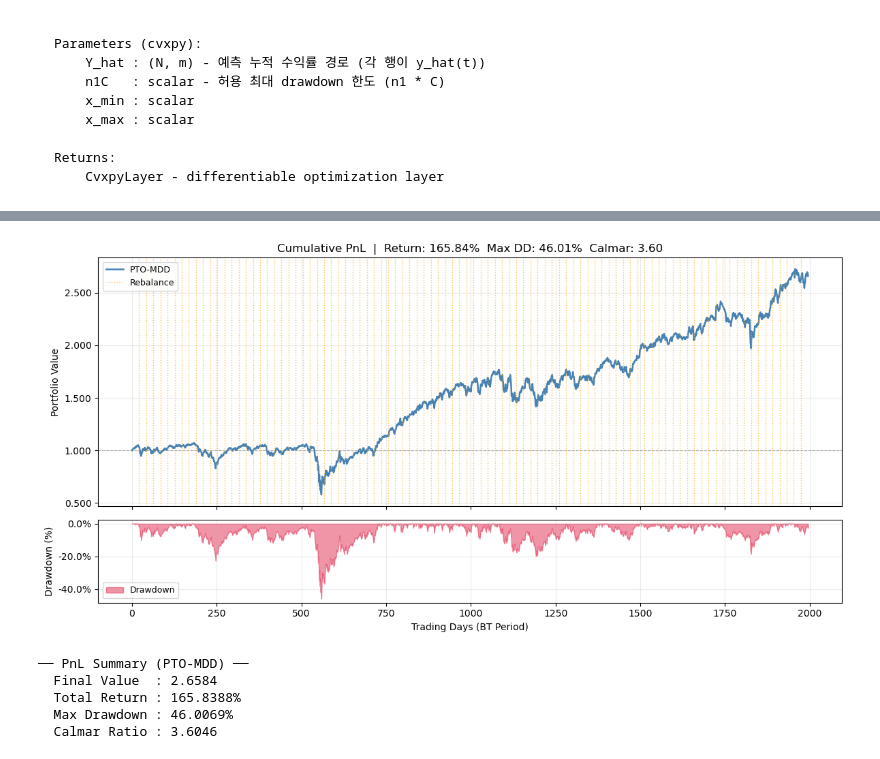
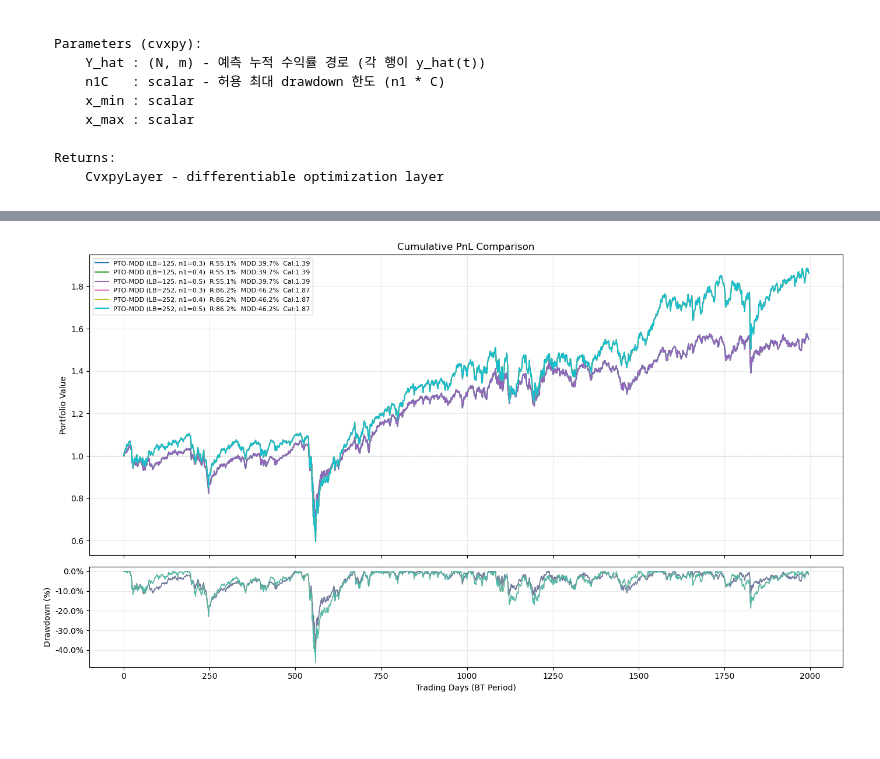
Before and after one commit to taekyounglee1224/cvxpy-portfolio-lab, a Jupyter notebook: DFL-MDD/30_inds.ipynb, the cells around one changed output, grey strips where cells are left out. Cells and saved outputs as stored; diff of their text form; code cells hidden in the pictures; blank space fills up the shorter version.

```diff
--- a/DFL-MDD/30_inds.ipynb
+++ b/DFL-MDD/30_inds.ipynb
@@ -67,11 +67,11 @@ import torch.optim as optim
     Returns:
         CvxpyLayer - differentiable optimization layer
 # %%
-inds_30 = pd.read_csv('csv/30_industry.csv')
-inds_30['Date'] = pd.to_datetime(inds_30['Date'])
-inds_30 = inds_30.set_index('Date')
-inds_30.info()
-inds_30
+inds_10 = pd.read_csv('csv/10_industry.csv')
+inds_10['Date'] = pd.to_datetime(inds_10['Date'])
+inds_10 = inds_10.set_index('Date')
+inds_10.info()
+inds_10
 # %% [output]
 <class 'pandas.core.frame.DataFrame'>
 DatetimeIndex: 6539 entries, 2000-01-03 to 2025-12-31
@@ -312,26 +537,42 @@ plot_pnl(bt_dfl_mdd, horizon=HORIZON, label = "DFL-MDD")
 import importlib
 import pto_mdd
 importlib.reload(pto_mdd)
-from pto_mdd  import train_pto_mdd,  backtest_pto_mdd
-
-model_pto_mdd = PredictionModel(INPUT_DIM, HIDDEN_DIM, N, M)
-
-train_pto_mdd(model_pto_mdd, is_samples, EPOCHS, BATCH_SIZE, LR)
+from pto_mdd import train_pto_mdd, backtest_pto_mdd
 
 
-bt_pto_mdd = backtest_pto_mdd(
-    pred_model   = model_pto_mdd,
-    rebal_samples= rebal_samples,
-    N            = HORIZON,
-    d            = d,
-    C            = C,
-    n1           = n1,
-    x_min        = x_min,
-    x_max        = x_max,
-    gamma        = gamma,
-    stock_names  = stock_names,
-)
+all_results_pto_mdd = []
 
+for cfg in configs:
+    LOOKBACK  = cfg["LOOKBACK"]
+    n1        = cfg["n1"]
 
-plot_pnl(bt_pto_mdd, horizon=HORIZON, label = 'PTO-MDD')
+    print(f"\n{'='*60}")
+    print(f"  Config: LOOKBACK={LOOKBACK}, n1={n1}")
+    print(f"{'='*60}")
+
+    INPUT_DIM = LOOKBACK * N_STOCKS
+
+    is_samples    = make_windows(is_np, LOOKBACK, HORIZON,
+                                 start=LOOKBACK, end=N_IS)
+    rebal_samples = make_windows(full_np, LOOKBACK, HORIZON,
+                                 start=BT_START_IDX, end=BT_START_IDX + N_BT)
+    rebal_samples = rebal_samples[::HORIZON]
+
+    torch.manual_seed(42)
+
+    model_pto_mdd = PredictionModel(INPUT_DIM, HIDDEN_DIM, N, M)
+    train_pto_mdd(model_pto_mdd, is_samples, EPOCHS, BATCH_SIZE, LR)
+
+    bt_pto_mdd = backtest_pto_mdd(
+        model_pto_mdd, rebal_samples, N, d, C,
+        n1=n1, x_min=x_min, x_max=x_max, gamma=gamma,
+        delta=delta,          # risk aversion 파라미터
+        is_mean=is_mean,      # Sigma 추정용
+        is_std=is_std,
+        stock_names=stock_names,   # STOCK_NAMES → stock_names 수정
+    )
+
+    all_results_pto_mdd.append((bt_pto_mdd, f"PTO-MDD (LB={LOOKBACK}, n1={n1})"))
+
+plot_multi_pnl(all_results_pto_mdd)
 # %% [output]
@@ -355,9 +596,4 @@ plot_pnl(bt_pto_mdd, horizon=HORIZON, label = 'PTO-MDD')
-[figure, old version]
+[figure, new version]
-── PnL Summary (PTO-MDD) ──
-  Final Value  : 2.6584
-  Total Return : 165.8388%
-  Max Drawdown : 46.0069%
-  Calmar Ratio : 3.6046
 # %%
 import importlib
 import pto_mvo
```
Also changed, not shown: parts of 8 cells of this notebook.
